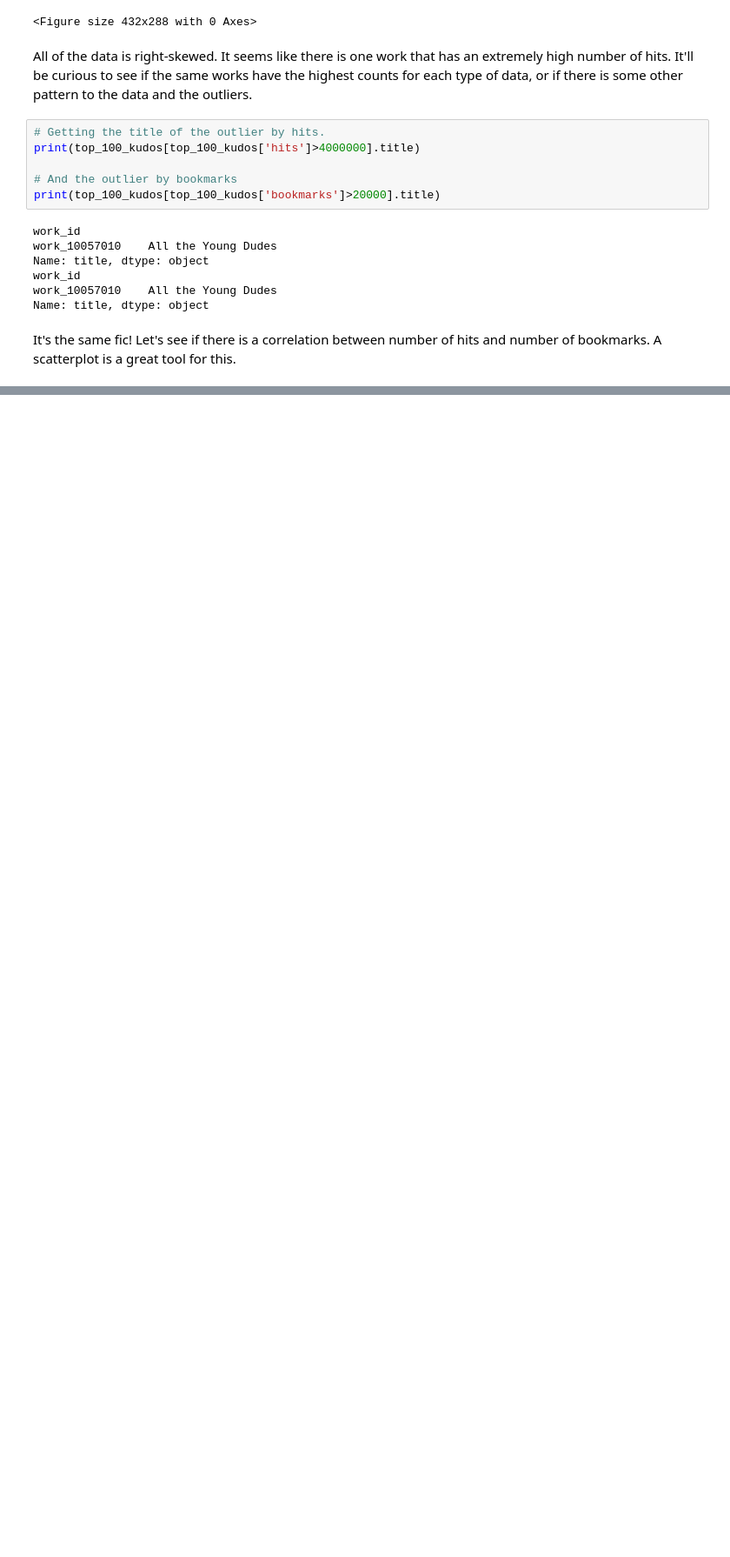
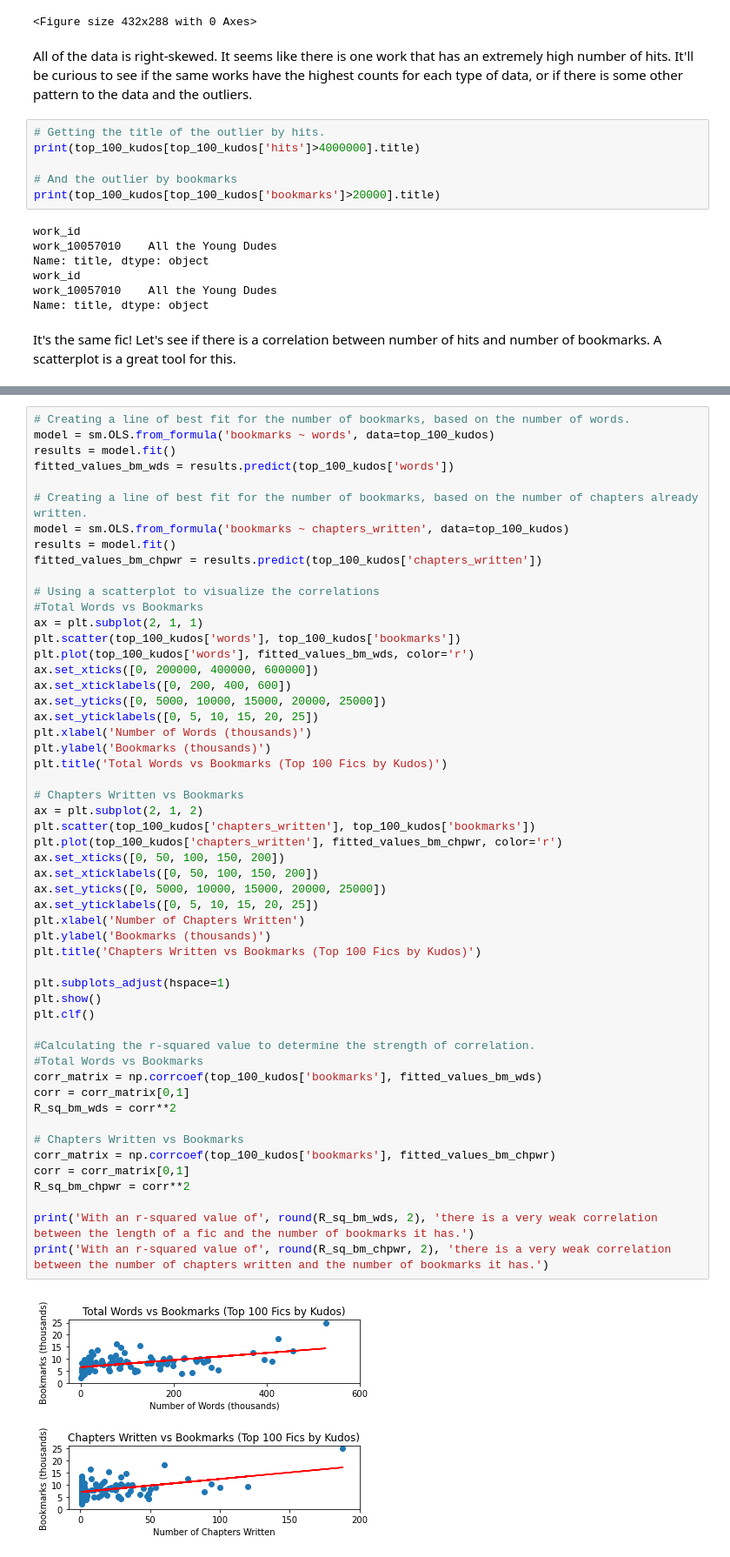
Before and after one commit to luvmonkey/AO3, a Jupyter notebook: AO3_Top_100_Kudos_EDA.ipynb, the cells around one changed output, grey strips where cells are left out. Shown: that part at 87% size. Drawn from its saved outputs; the diff is of its cells as text; blank space fills up the shorter version.

```diff
--- a/AO3_Top_100_Kudos_EDA.ipynb
+++ b/AO3_Top_100_Kudos_EDA.ipynb
@@ -203,0 +245,55 @@ It's the same fic! Let's see if there is a correlation between number of hits an
+# %%
+# Creating a line of best fit for the number of bookmarks, based on the number of words.
+model = sm.OLS.from_formula('bookmarks ~ words', data=top_100_kudos)
+results = model.fit()
+fitted_values_bm_wds = results.predict(top_100_kudos['words'])
+
+# Creating a line of best fit for the number of bookmarks, based on the number of chapters already written.
+model = sm.OLS.from_formula('bookmarks ~ chapters_written', data=top_100_kudos)
+results = model.fit()
+fitted_values_bm_chpwr = results.predict(top_100_kudos['chapters_written'])
+
+# Using a scatterplot to visualize the correlations
+#Total Words vs Bookmarks
+ax = plt.subplot(2, 1, 1)
+plt.scatter(top_100_kudos['words'], top_100_kudos['bookmarks'])
+plt.plot(top_100_kudos['words'], fitted_values_bm_wds, color='r')
+ax.set_xticks([0, 200000, 400000, 600000])
+ax.set_xticklabels([0, 200, 400, 600])
+ax.set_yticks([0, 5000, 10000, 15000, 20000, 25000])
+ax.set_yticklabels([0, 5, 10, 15, 20, 25])
+plt.xlabel('Number of Words (thousands)')
+plt.ylabel('Bookmarks (thousands)')
+plt.title('Total Words vs Bookmarks (Top 100 Fics by Kudos)')
+
+# Chapters Written vs Bookmarks
+ax = plt.subplot(2, 1, 2)
+plt.scatter(top_100_kudos['chapters_written'], top_100_kudos['bookmarks'])
+plt.plot(top_100_kudos['chapters_written'], fitted_values_bm_chpwr, color='r')
+ax.set_xticks([0, 50, 100, 150, 200])
+ax.set_xticklabels([0, 50, 100, 150, 200])
+ax.set_yticks([0, 5000, 10000, 15000, 20000, 25000])
+ax.set_yticklabels([0, 5, 10, 15, 20, 25])
+plt.xlabel('Number of Chapters Written')
+plt.ylabel('Bookmarks (thousands)')
+plt.title('Chapters Written vs Bookmarks (Top 100 Fics by Kudos)')
+
+plt.subplots_adjust(hspace=1)
+plt.show()
+plt.clf()
+
+#Calculating the r-squared value to determine the strength of correlation.
+#Total Words vs Bookmarks
+corr_matrix = np.corrcoef(top_100_kudos['bookmarks'], fitted_values_bm_wds)
+corr = corr_matrix[0,1]
+R_sq_bm_wds = corr**2
+
+# Chapters Written vs Bookmarks
+corr_matrix = np.corrcoef(top_100_kudos['bookmarks'], fitted_values_bm_chpwr)
+corr = corr_matrix[0,1]
+R_sq_bm_chpwr = corr**2
+
+print('With an r-squared value of', round(R_sq_bm_wds, 2), 'there is a very weak correlation between the length of a fic and the number of bookmarks it has.')
+print('With an r-squared value of', round(R_sq_bm_chpwr, 2), 'there is a very weak correlation between the number of chapters written and the number of bookmarks it has.')
+# %% [output]
+[figure, added]
```
Also changed, not shown: parts of 11 cells of this notebook.
